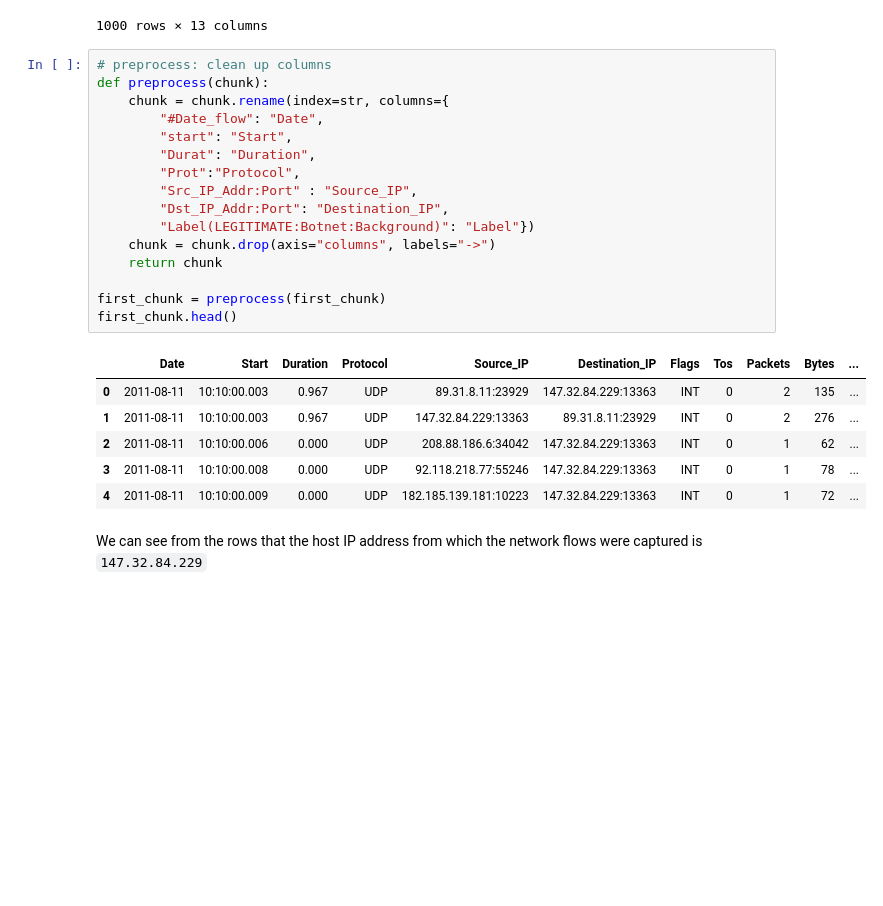
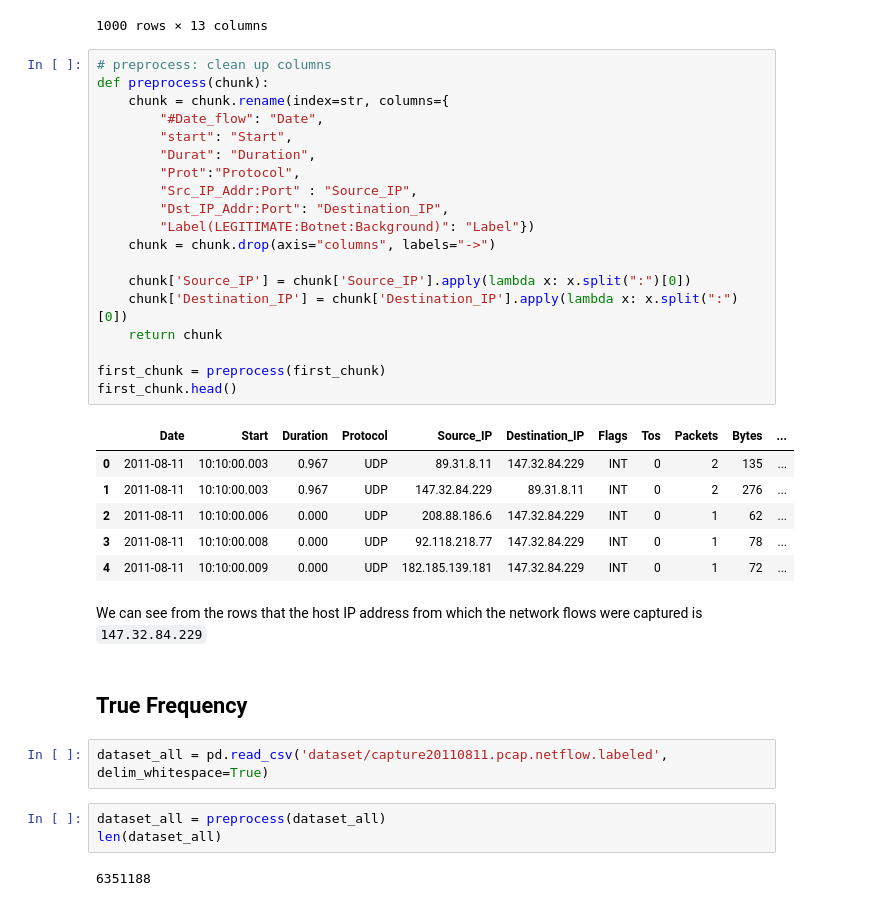
Before and after one commit to enreina/cs4035-lab, a Jupyter notebook: lab3/sampling_task.ipynb, the cells around one changed output. Drawn from its saved outputs; the diff is of its cells as text; blank space fills up the shorter version.

```diff
--- a/lab3/sampling_task.ipynb
+++ b/lab3/sampling_task.ipynb
@@ -34,25 +35,37 @@ first_chunk
 # %%
 # preprocess: clean up columns
 def preprocess(chunk):
     chunk = chunk.rename(index=str, columns={
         "#Date_flow": "Date",
         "start": "Start",
         "Durat": "Duration",
         "Prot":"Protocol",
         "Src_IP_Addr:Port" : "Source_IP",
         "Dst_IP_Addr:Port": "Destination_IP",
         "Label(LEGITIMATE:Botnet:Background)": "Label"})
     chunk = chunk.drop(axis="columns", labels="->")
+
+    chunk['Source_IP'] = chunk['Source_IP'].apply(lambda x: x.split(":")[0])
+    chunk['Destination_IP'] = chunk['Destination_IP'].apply(lambda x: x.split(":")[0])
     return chunk
 
 first_chunk = preprocess(first_chunk)
 first_chunk.head()
 # %% [output]
 |  | Date | Start | Duration | Protocol | Source_IP | Destination_IP | Flags | Tos | Packets | Bytes | ... |
-| 0 | 2011-08-11 | 10:10:00.003 | 0.967 | UDP | 89.31.8.11:23929 | 147.32.84.229:13363 | INT | 0 | 2 | 135 | ... |
-| 1 | 2011-08-11 | 10:10:00.003 | 0.967 | UDP | 147.32.84.229:13363 | 89.31.8.11:23929 | INT | 0 | 2 | 276 | ... |
-| 2 | 2011-08-11 | 10:10:00.006 | 0.000 | UDP | 208.88.186.6:34042 | 147.32.84.229:13363 | INT | 0 | 1 | 62 | ... |
-| 3 | 2011-08-11 | 10:10:00.008 | 0.000 | UDP | 92.118.218.77:55246 | 147.32.84.229:13363 | INT | 0 | 1 | 78 | ... |
-| 4 | 2011-08-11 | 10:10:00.009 | 0.000 | UDP | 182.185.139.181:10223 | 147.32.84.229:13363 | INT | 0 | 1 | 72 | ... |
+| 0 | 2011-08-11 | 10:10:00.003 | 0.967 | UDP | 89.31.8.11 | 147.32.84.229 | INT | 0 | 2 | 135 | ... |
+| 1 | 2011-08-11 | 10:10:00.003 | 0.967 | UDP | 147.32.84.229 | 89.31.8.11 | INT | 0 | 2 | 276 | ... |
+| 2 | 2011-08-11 | 10:10:00.006 | 0.000 | UDP | 208.88.186.6 | 147.32.84.229 | INT | 0 | 1 | 62 | ... |
+| 3 | 2011-08-11 | 10:10:00.008 | 0.000 | UDP | 92.118.218.77 | 147.32.84.229 | INT | 0 | 1 | 78 | ... |
+| 4 | 2011-08-11 | 10:10:00.009 | 0.000 | UDP | 182.185.139.181 | 147.32.84.229 | INT | 0 | 1 | 72 | ... |
 # %% [markdown]
 We can see from the rows that the host IP address from which the network flows were captured is `147.32.84.229`
+# %% [markdown]
+## True Frequency
+# %%
+dataset_all = pd.read_csv('dataset/capture20110811.pcap.netflow.labeled', delim_whitespace=True)
+# %%
+dataset_all = preprocess(dataset_all)
+len(dataset_all)
+# %% [output]
+6351188
```
Also changed, not shown: parts of 11 cells of this notebook.
